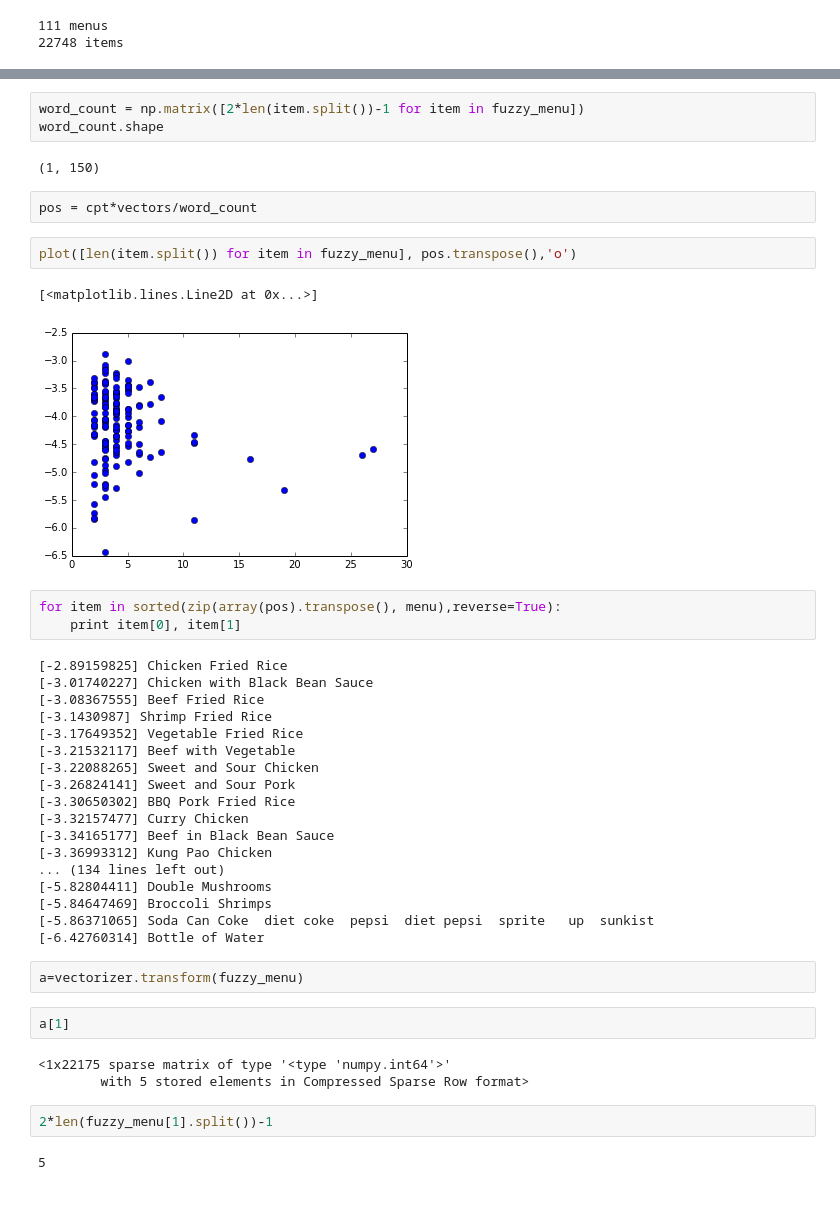
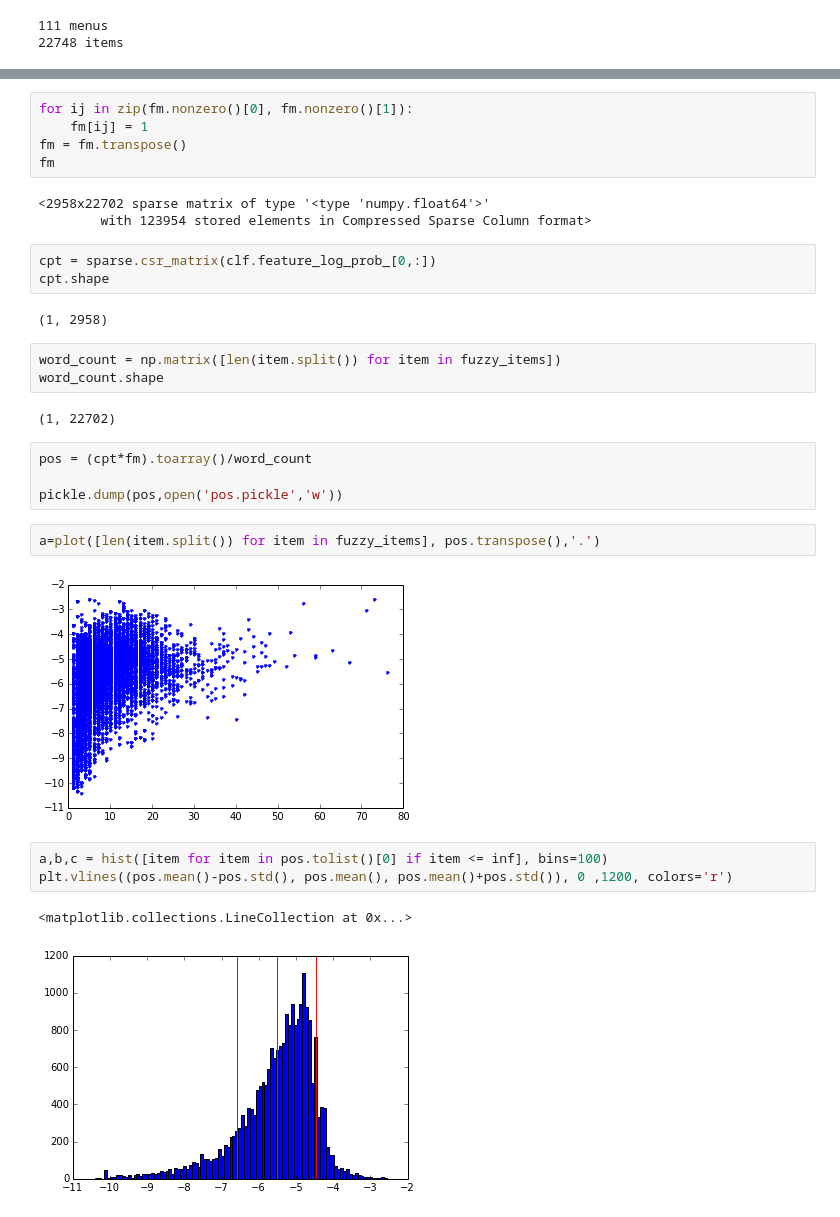
Before and after one commit to scotchka/noodle-in-a-haystack, a Jupyter notebook: analysis.ipynb, the cells around one changed output, grey strips where cells are left out. Saved outputs shown, nothing was run; the diff lists cells and outputs as text.

```diff
--- a/analysis.ipynb
+++ b/analysis.ipynb
@@ -204,44 +145,32 @@ cpt.shape
+# %%
+for ij in zip(fm.nonzero()[0], fm.nonzero()[1]):
+    fm[ij] = 1
+fm = fm.transpose()
+fm
+# %% [output]
+<2958x22702 sparse matrix of type '<type 'numpy.float64'>'
+        with 123954 stored elements in Compressed Sparse Column format>
+# %%
+cpt = sparse.csr_matrix(clf.feature_log_prob_[0,:])
+cpt.shape
+# %% [output]
+(1, 2958)
 # %%
-word_count = np.matrix([2*len(item.split())-1 for item in fuzzy_menu])
+word_count = np.matrix([len(item.split()) for item in fuzzy_items])
 word_count.shape
 # %% [output]
-(1, 150)
+(1, 22702)
-# %%
-pos = cpt*vectors/word_count
+# %%
+pos = (cpt*fm).toarray()/word_count
+
+pickle.dump(pos,open('pos.pickle','w'))
 # %%
-plot([len(item.split()) for item in fuzzy_menu], pos.transpose(),'o')
+a=plot([len(item.split()) for item in fuzzy_items], pos.transpose(),'.')
 # %% [output]
-[<matplotlib.lines.Line2D at 0x...>]
-[figure, old version]
+[figure, new version]
-# %%
-for item in sorted(zip(array(pos).transpose(), menu),reverse=True):
-    print item[0], item[1]
-# %% [output]
-[-2.89159825] Chicken Fried Rice
-[-3.01740227] Chicken with Black Bean Sauce
-[-3.08367555] Beef Fried Rice
-[-3.1430987] Shrimp Fried Rice
-[-3.17649352] Vegetable Fried Rice
-[-3.21532117] Beef with Vegetable
-[-3.22088265] Sweet and Sour Chicken
-[-3.26824141] Sweet and Sour Pork
-[-3.30650302] BBQ Pork Fried Rice
-[-3.32157477] Curry Chicken
-[-3.34165177] Beef in Black Bean Sauce
-[-3.36993312] Kung Pao Chicken
-... (134 lines left out)
-[-5.82804411] Double Mushrooms
-[-5.84647469] Broccoli Shrimps
-[-5.86371065] Soda Can Coke  diet coke  pepsi  diet pepsi  sprite   up  sunkist
-[-6.42760314] Bottle of Water
-# %%
-a=vectorizer.transform(fuzzy_menu)
-# %%
-a[1]
-# %% [output]
-<1x22175 sparse matrix of type '<type 'numpy.int64'>'
-        with 5 stored elements in Compressed Sparse Row format>
-# %%
-2*len(fuzzy_menu[1].split())-1
-# %% [output]
-5
+# %%
+a,b,c = hist([item for item in pos.tolist()[0] if item <= inf], bins=100)
+plt.vlines((pos.mean()-pos.std(), pos.mean(), pos.mean()+pos.std()), 0 ,1200, colors='r')
+# %% [output]
+<matplotlib.collections.LineCollection at 0x...>
+[figure, added]
```
Also changed, not shown: parts of 27 cells of this notebook, 4 other files.
